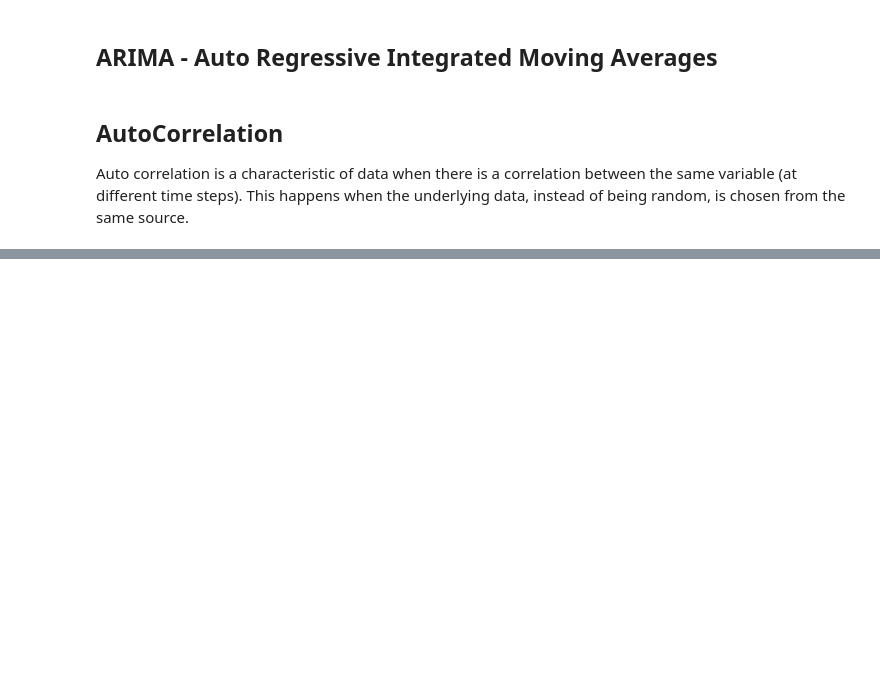
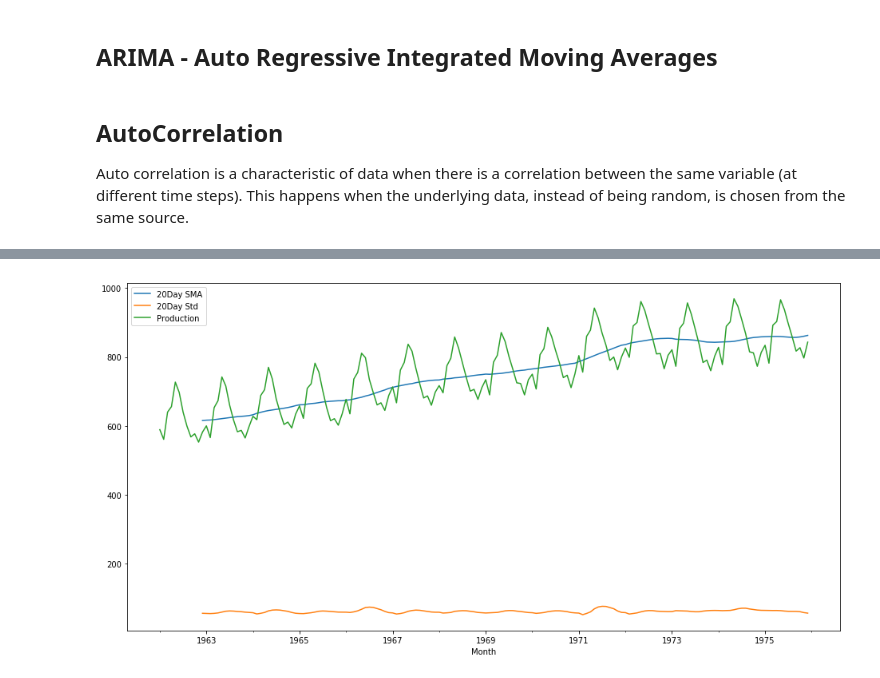
Before and after one commit to maykulkarni/algo_trading, a Jupyter notebook: 3. Time series analysis.ipynb, the cells around one changed output, grey strips where cells are left out. Cells and saved outputs as stored; diff of their text form; code cells hidden in the pictures; blank space fills up the shorter version.

```diff
--- a/3. Time series analysis.ipynb
+++ b/3. Time series analysis.ipynb
@@ -195,0 +229,9 @@ Auto correlation is a characteristic of data when there is a correlation between
+# %%
+# plot moving averages
+
+df_milk["Milk in Pounds per Cow"].rolling(window=12).mean().plot(label="20Day SMA")
+df_milk["Milk in Pounds per Cow"].rolling(window=12).std().plot(label="20Day Std")
+df_milk["Milk in Pounds per Cow"].plot(label="Production")
+plt.legend();
+# %% [output]
+[figure, added]
```
Also changed, not shown: parts of 6 cells of this notebook, 1 other file.
